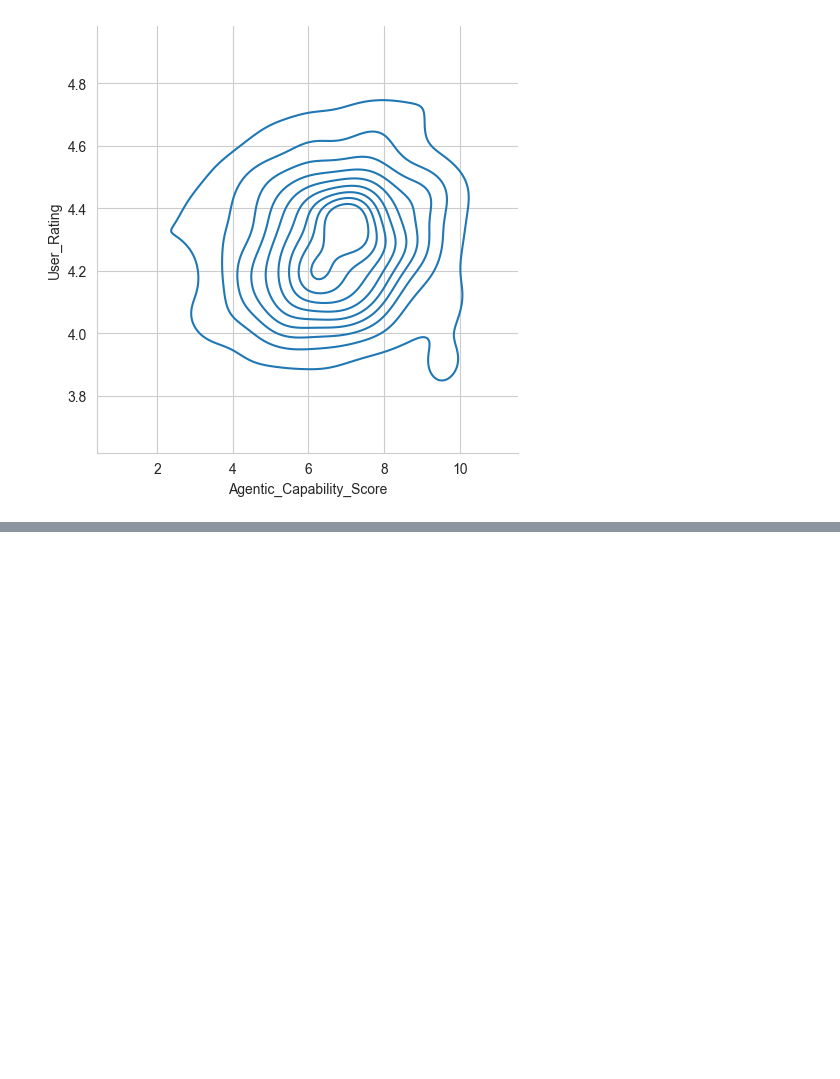
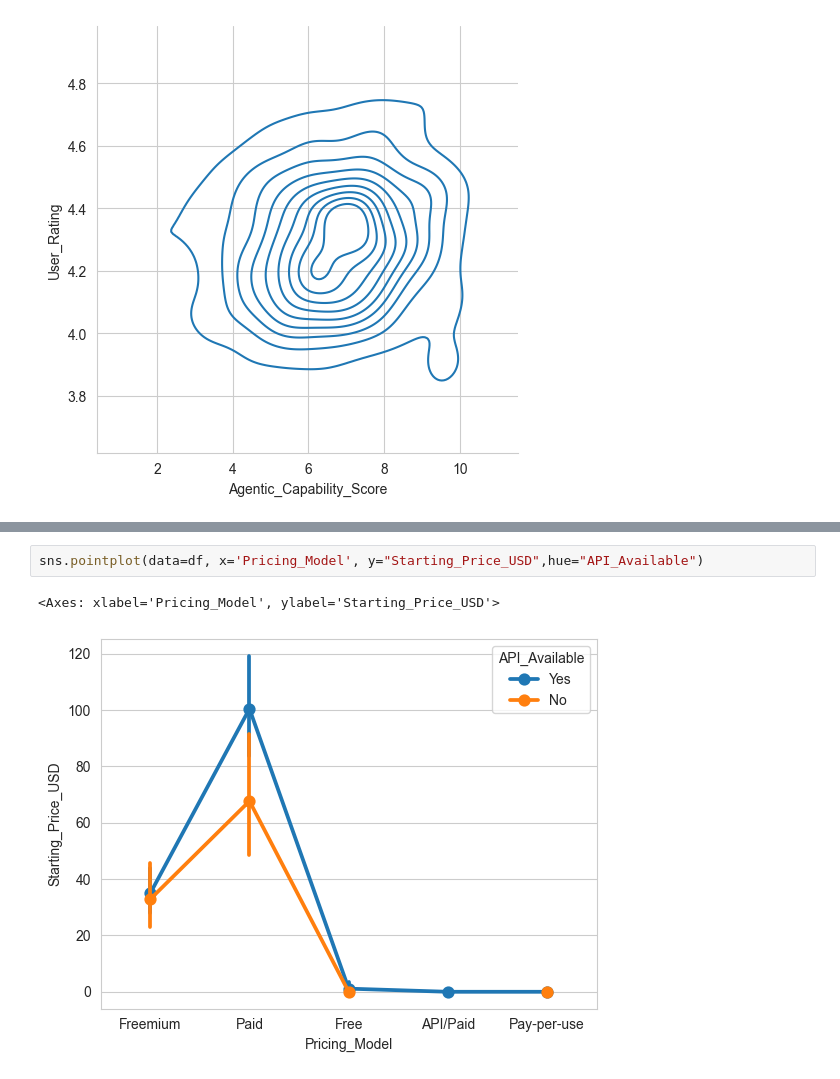
Before and after one commit to jhasan2026/MachineTrain_Lab, a Jupyter notebook: 4_Data_Analysis/2_EDA/2_Multi_Variate_analysis.ipynb, the cells around one changed output, grey strips where cells are left out. Drawn from its saved outputs; the diff is of its cells as text; blank space fills up the shorter version.

```diff
--- a/4_Data_Analysis/2_EDA/2_Multi_Variate_analysis.ipynb
+++ b/4_Data_Analysis/2_EDA/2_Multi_Variate_analysis.ipynb
@@ -86,0 +148,5 @@ sns.displot(kind='kde',data=df, x='Agentic_Capability_Score', y='User_Rating')
+# %%
+sns.pointplot(data=df, x='Pricing_Model', y="Starting_Price_USD",hue="API_Available")
+# %% [output]
+<Axes: xlabel='Pricing_Model', ylabel='Starting_Price_USD'>
+[figure, added]
```
Also changed, not shown: parts of 41 cells of this notebook, 12 other files.
